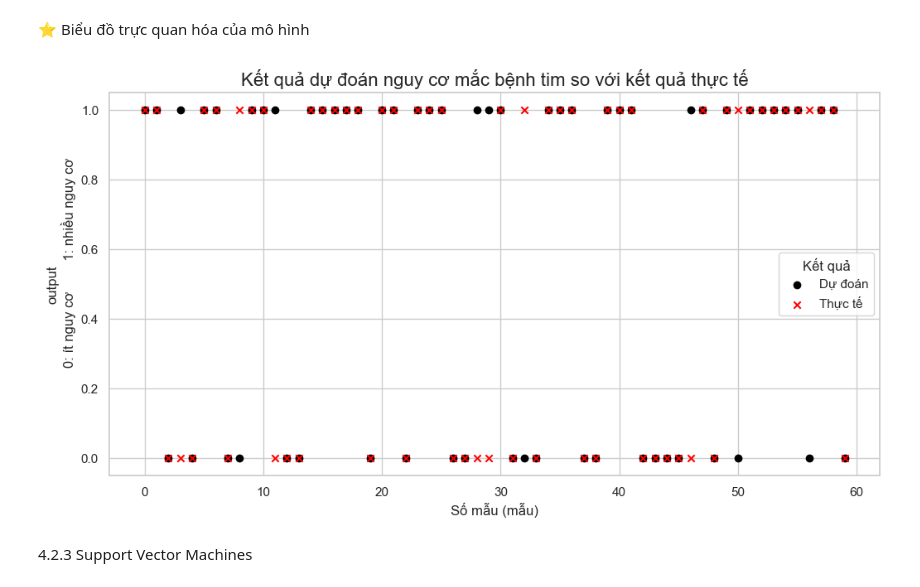
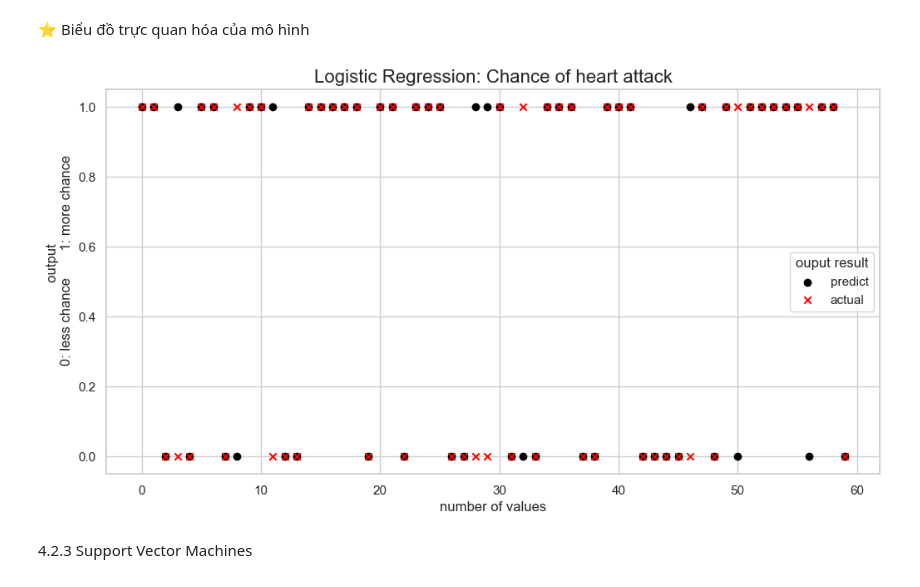
Before and after one commit to minhkhanh-coder/machine-learning-1, a Jupyter notebook: supervised_learning/supervised_learning.ipynb, the cells around one changed output. Drawn from its saved outputs; the diff is of its cells as text; code cells hidden in the pictures.

```diff
--- a/supervised_learning/supervised_learning.ipynb
+++ b/supervised_learning/supervised_learning.ipynb
@@ -622,16 +622,16 @@ weighted avg       0.85      0.85      0.85        60
 ⭐ Biểu đồ trực quan hóa của mô hình
 # %%
 plt.figure(figsize=(12,6))
-plt.scatter(range(len(y_pred_lgt)),y_pred_lgt,color="black",label="Dự đoán")
-plt.scatter(range(len(y_test)),y_test,color="red", marker="x",label="Thực tế")
-plt.title("Kết quả dự đoán nguy cơ mắc bệnh tim so với kết quả thực tế", fontsize=16)
-plt.xlabel("Số mẫu (mẫu)")
-plt.ylabel("""output
-           0: ít nguy cơ        1: nhiều nguy cơ""")
-plt.legend(title="Kết quả")
+plt.scatter(range(len(y_pred_lgt)),y_pred_lgt,color="black",label="predict")
+plt.scatter(range(len(y_test)),y_test,color="red", marker="x",label="actual")
+plt.title("Logistic Regression: Chance of heart attack", fontsize=16)
+plt.xlabel("number of values")
+plt.ylabel("""          output
+           0: less chance       1: more chance""")
+plt.legend(title="ouput result")
 plt.show()
 # %% [output]
-[figure, old version]
+[figure, new version]
 # %% [markdown]
 4.2.3 Support Vector Machines
 # %% [markdown]
```
Also changed, not shown: parts of 7 cells of this notebook.
